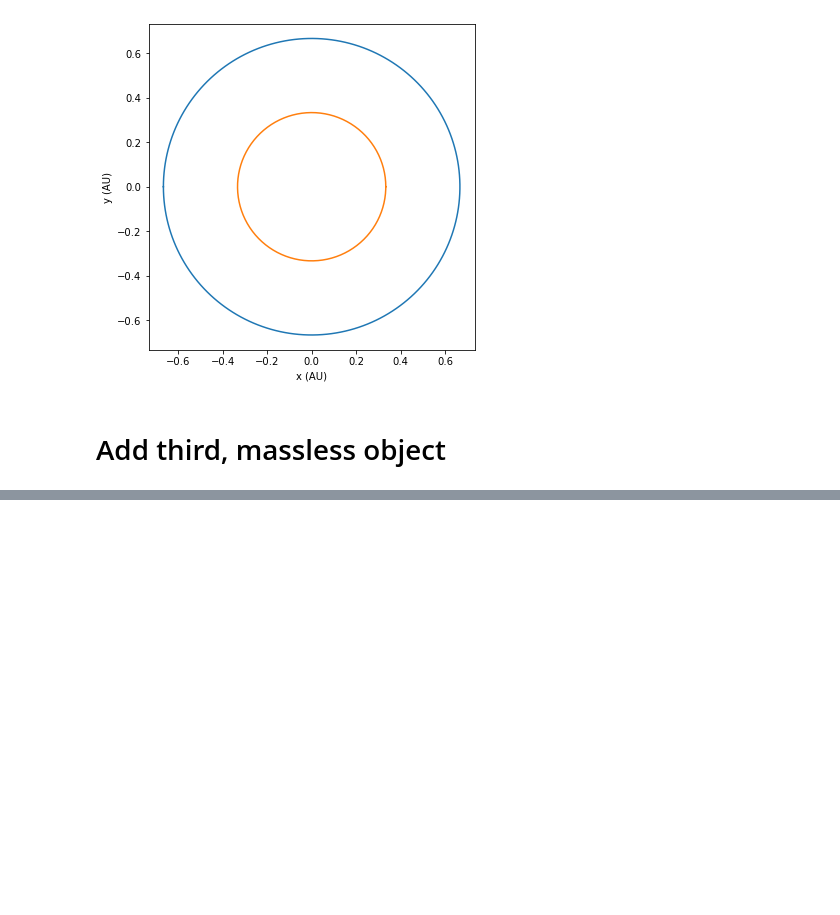
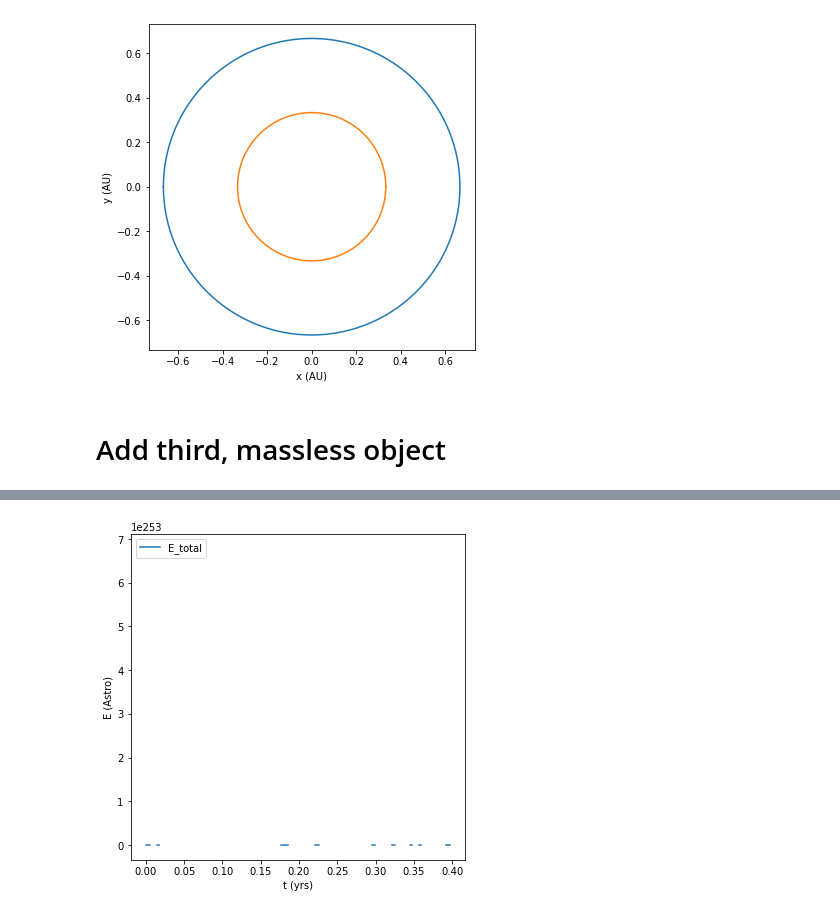
Before and after one commit to toshanv/S-Type-Binary, a Jupyter notebook: project2.ipynb, the cells around one changed output, grey strips where cells are left out. Cells and saved outputs as stored; diff of their text form; code cells hidden in the pictures; blank space fills up the shorter version.

```diff
--- a/project2.ipynb
+++ b/project2.ipynb
@@ -177,3 +225,21 @@ print()
+# %%
+r12 = np.sqrt((x1-x2)**2 + (y1-y2)**2 + (z1-z2)**2)
+r23 = np.sqrt((x2-x3)**2 + (y2-y3)**2 + (z2-z3)**2)
+r31 = np.sqrt((x3-x1)**2 + (y3-y1)**2 + (z3-z1)**2)
+
+v1 = np.sqrt(vx1**2 +  vy1**2 + vz1**2)
+v2 = np.sqrt(vx2**2 +  vy2**2 + vz2**2)
+v3 = np.sqrt(vx3**2 +  vy3**2 + vz3**2)
+
+U12 = -(G*M2*M1)/r12
+U23 = -(G*M3*M2)/r23
+U31 = -(G*M1*M3)/r31
+
+K1 = 0.5*M1*v1**2
+K2 = 0.5*M2*v2**2
+K3 = 0.5*M3*v3**2
+
+Etot = K1 + K2 + K3 + U12 + U23 + U31
 # %%
 plt.figure(figsize=(6,6))
 plt.plot(x1, y1, label = 'M1')
@@ -190,0 +274,11 @@ plt.show()
+# %%
+plt.figure(figsize=(6,6))
+plt.plot(tarr, Etot, label = 'E_total')
+plt.xlabel('t (yrs)')
+plt.ylabel('E (Astro)')
+
+plt.legend()
+
+plt.show()
+# %% [output]
+[figure, added]
```
Also changed, not shown: parts of 8 cells of this notebook.
